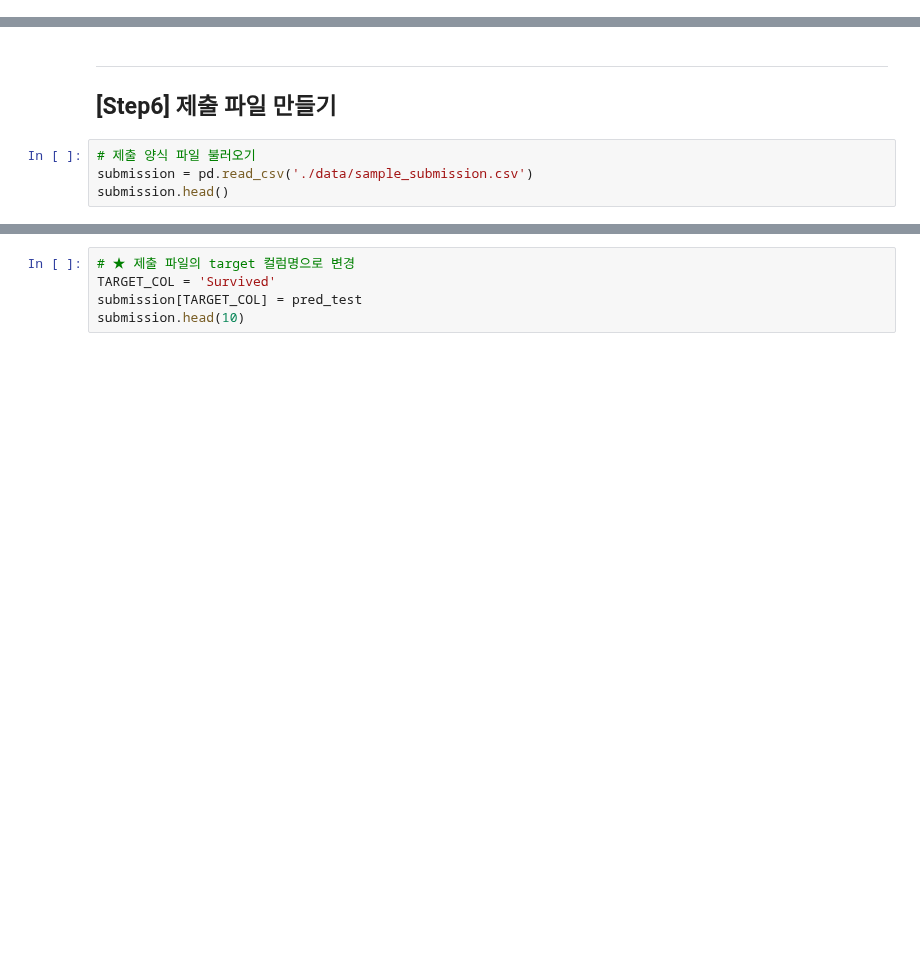
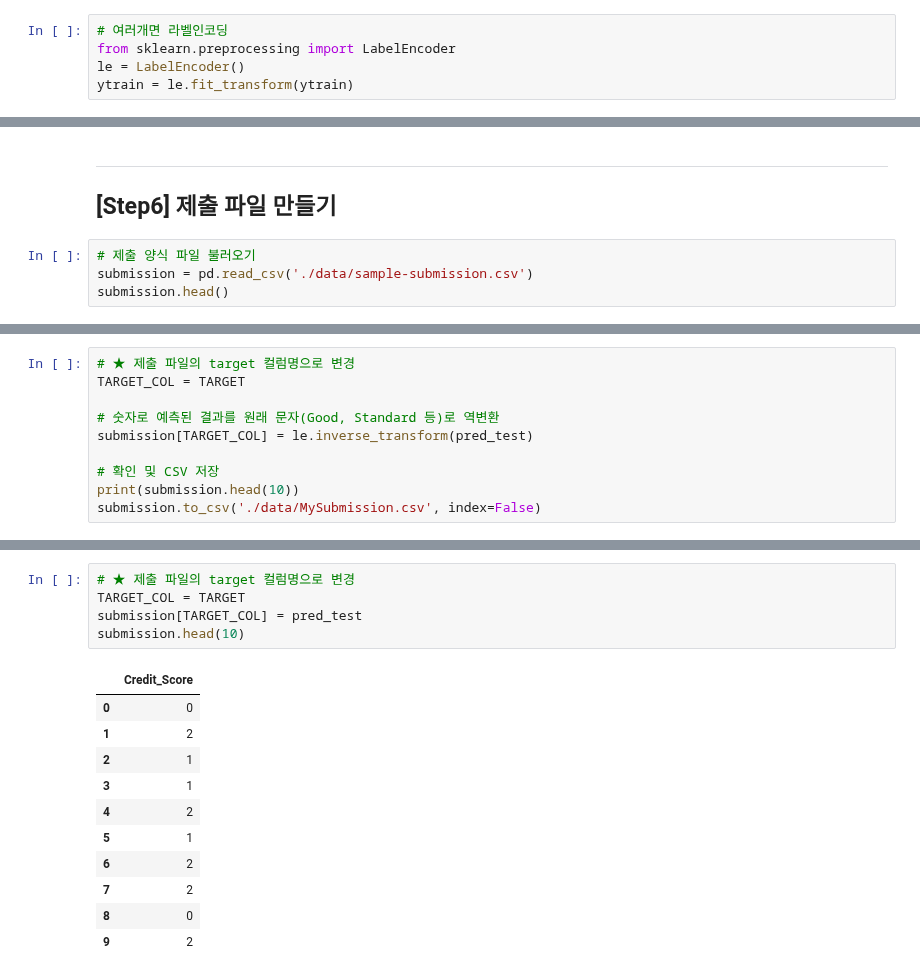
Before and after one commit to chlendyd7/Algorithm, a Jupyter notebook: [현대엔지비] HDAT-DA Fast Track 교안_심선영 교수/템플릿/분류_Classification_템플릿.ipynb, the cells around one changed output, grey strips where cells are left out. Saved outputs shown, nothing was run; the diff lists cells and outputs as text; blank space fills up the shorter version.

```diff
--- a/[현대엔지비] HDAT-DA Fast Track 교안_심선영 교수/템플릿/분류_Classification_템플릿.ipynb
+++ b/[현대엔지비] HDAT-DA Fast Track 교안_심선영 교수/템플릿/분류_Classification_템플릿.ipynb
@@ -288,3 +481,8 @@ Xtrain_ohe.head()
+# %%
+# 여러개면 라벨인코딩
+from sklearn.preprocessing import LabelEncoder
+le = LabelEncoder()
+ytrain = le.fit_transform(ytrain)
 # %% [markdown]
 ### (7) 스케일링 — 숫자 단위 통일하기
 
@@ -448,5 +703,5 @@ plt.show()
 ## [Step6] 제출 파일 만들기
 # %%
 # 제출 양식 파일 불러오기
-submission = pd.read_csv('./data/sample_submission.csv')
+submission = pd.read_csv('./data/sample-submission.csv')
 submission.head()
@@ -452,0 +715,10 @@ submission.head()
+# %%
+# ★ 제출 파일의 target 컬럼명으로 변경
+TARGET_COL = TARGET
+
+# 숫자로 예측된 결과를 원래 문자(Good, Standard 등)로 역변환
+submission[TARGET_COL] = le.inverse_transform(pred_test)
+
+# 확인 및 CSV 저장
+print(submission.head(10))
+submission.to_csv('./data/MySubmission.csv', index=False)
@@ -453,8 +737,20 @@ submission.head()
 # %%
 # ★ 제출 파일의 target 컬럼명으로 변경
-TARGET_COL = 'Survived'
+TARGET_COL = TARGET
 submission[TARGET_COL] = pred_test
 submission.head(10)
+# %% [output]
+|  | Credit_Score |
+| 0 | 0 |
+| 1 | 2 |
+| 2 | 1 |
+| 3 | 1 |
+| 4 | 2 |
+| 5 | 1 |
+| 6 | 2 |
+| 7 | 2 |
+| 8 | 0 |
+| 9 | 2 |
 # %%
 # CSV로 저장
 submission.to_csv('./data/MySubmission.csv', index=False)
```
Also changed, not shown: parts of 30 cells of this notebook, 25 other files.
